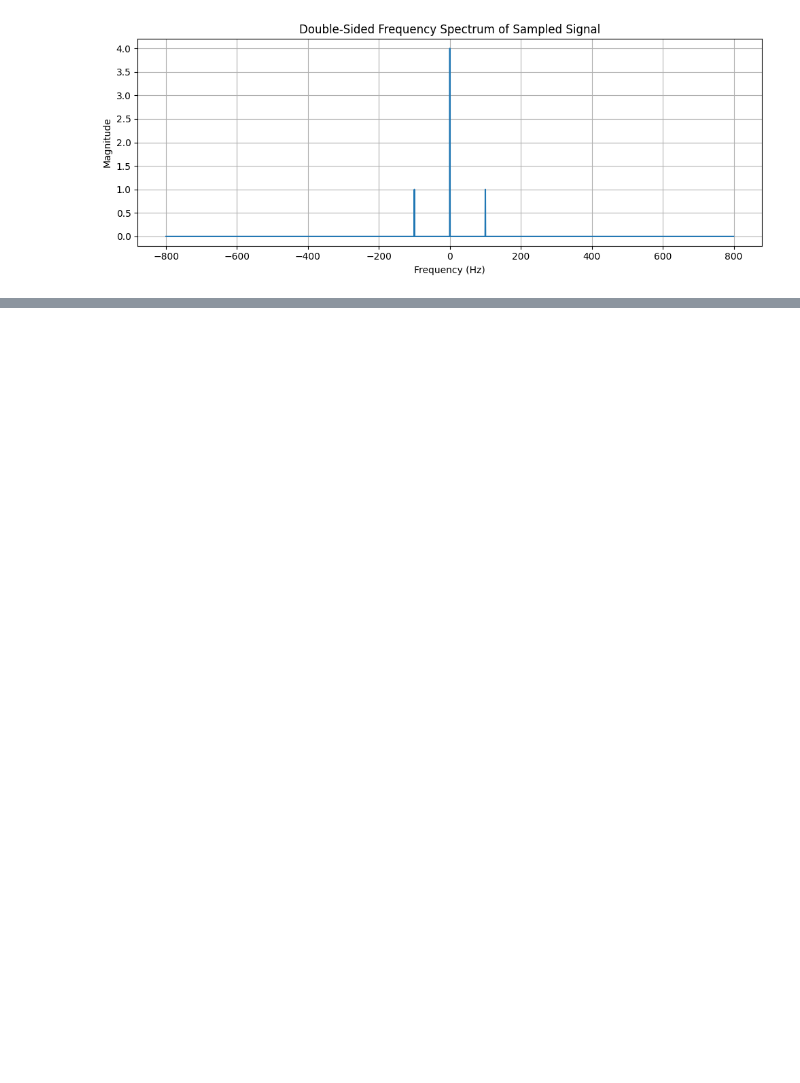
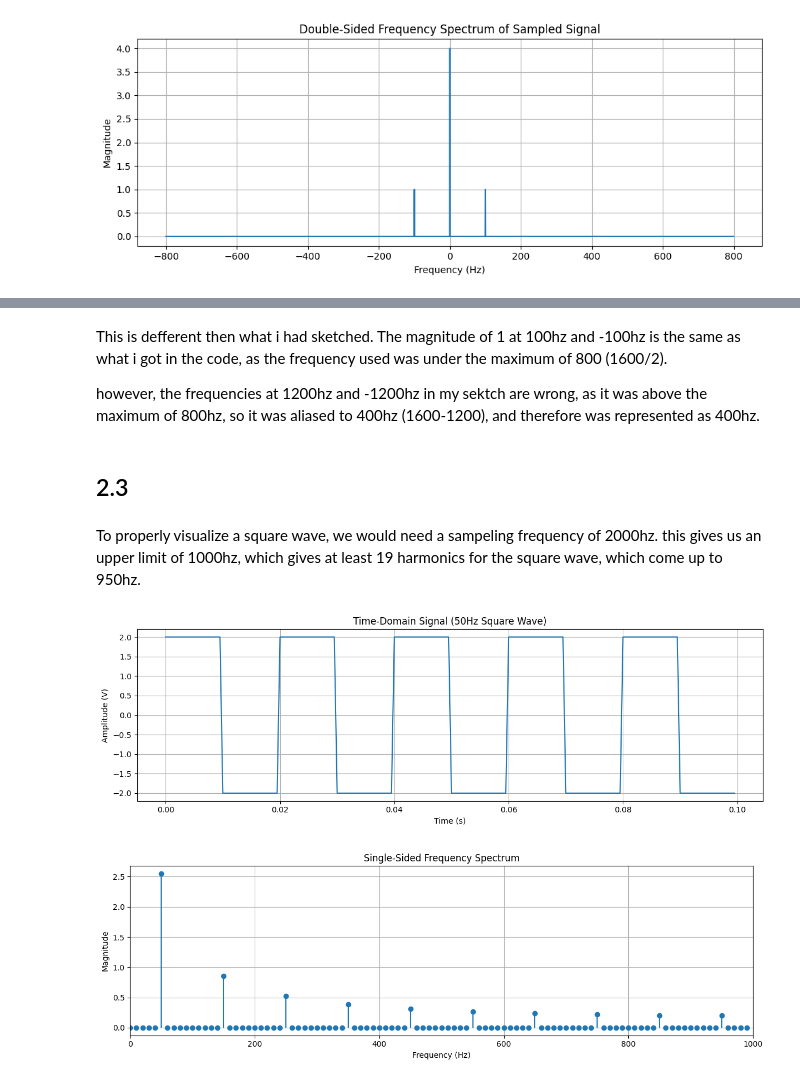
Before and after one commit to PaulArthurAstier/DSP-Week-1, a Jupyter notebook: week1.ipynb, the cells around one changed output, grey strips where cells are left out. Saved outputs shown, nothing was run; the diff lists cells and outputs as text; code cells hidden in the pictures; blank space fills up the shorter version.

```diff
--- a/week1.ipynb
+++ b/week1.ipynb
@@ -92,0 +134,56 @@ plt.show()
+# %% [markdown]
+This is defferent then what i had sketched. The magnitude of 1 at 100hz and -100hz is the same as what i got in the code, as the frequency used was under the maximum of 800 (1600/2).
+
+however, the frequencies at 1200hz and -1200hz in my sektch are wrong, as it was above the maximum of 800hz, so it was aliased to 400hz (1600-1200), and therefore was represented as 400hz.
+# %% [markdown]
+## 2.3
+# %% [markdown]
+To properly visualize a square wave, we would need a sampeling frequency of 2000hz.
+this gives us an upper limit of 1000hz, which gives at least 19 harmonics for the square wave, which come up to 950hz.
+# %%
+import numpy as np
+import matplotlib.pyplot as plt
+from scipy import signal
+
+# Parameters
+fs = 2000           # Sampling frequency (Hz)
+T = 0.1             # Duration in seconds
+t = np.linspace(0, T, int(fs*T), endpoint=False)
+
+# Square wave: 50 Hz, amplitude ±2V
+square_wave = 2 * signal.square(2 * np.pi * 50 * t)
+
+# FFT
+N = len(square_wave)
+X = np.fft.fft(square_wave)
+X_mag = np.abs(X) / N  # Normalize
+freqs = np.fft.fftfreq(N, 1/fs)
+
+# Only take the single-sided spectrum
+half_N = N // 2
+freqs_half = freqs[:half_N]
+X_mag_half = 2 * X_mag[:half_N]  # Multiply by 2 to account for single-sided
+
+# Plot Time Domain
+plt.figure(figsize=(12, 4))
+plt.plot(t, square_wave)
+plt.title("Time-Domain Signal (50Hz Square Wave)")
+plt.xlabel("Time (s)")
+plt.ylabel("Amplitude (V)")
+plt.grid(True)
+plt.tight_layout()
+plt.show()
+
+# Plot Frequency Spectrum (Single-Sided)
+plt.figure(figsize=(12, 4))
+plt.stem(freqs_half, X_mag_half, basefmt=" ")
+plt.title("Single-Sided Frequency Spectrum")
+plt.xlabel("Frequency (Hz)")
+plt.ylabel("Magnitude")
+plt.grid(True)
+plt.tight_layout()
+plt.xlim(0, 1000)  # Nyquist limit
+plt.show()
+# %% [output]
+[figure, added]
+[figure, added]
```
Also changed, not shown: parts of 8 cells of this notebook.
